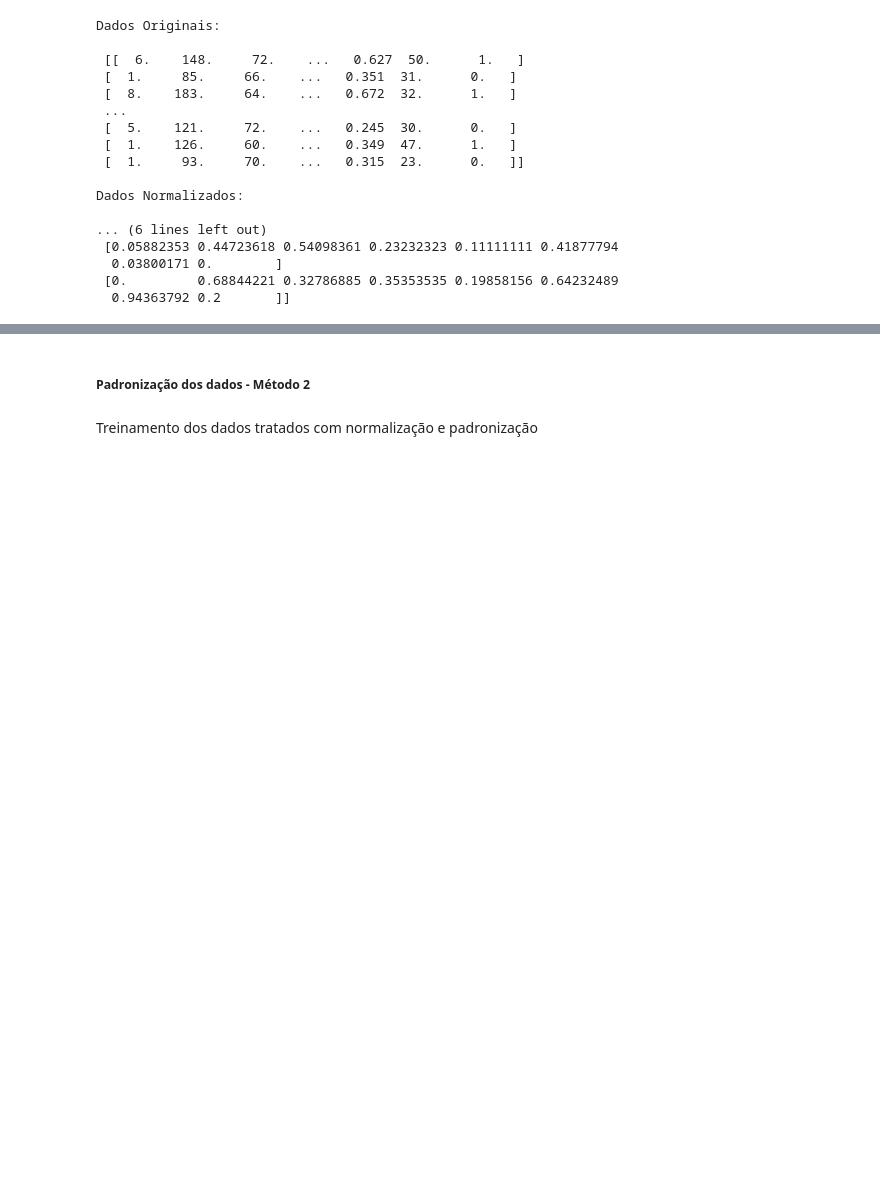
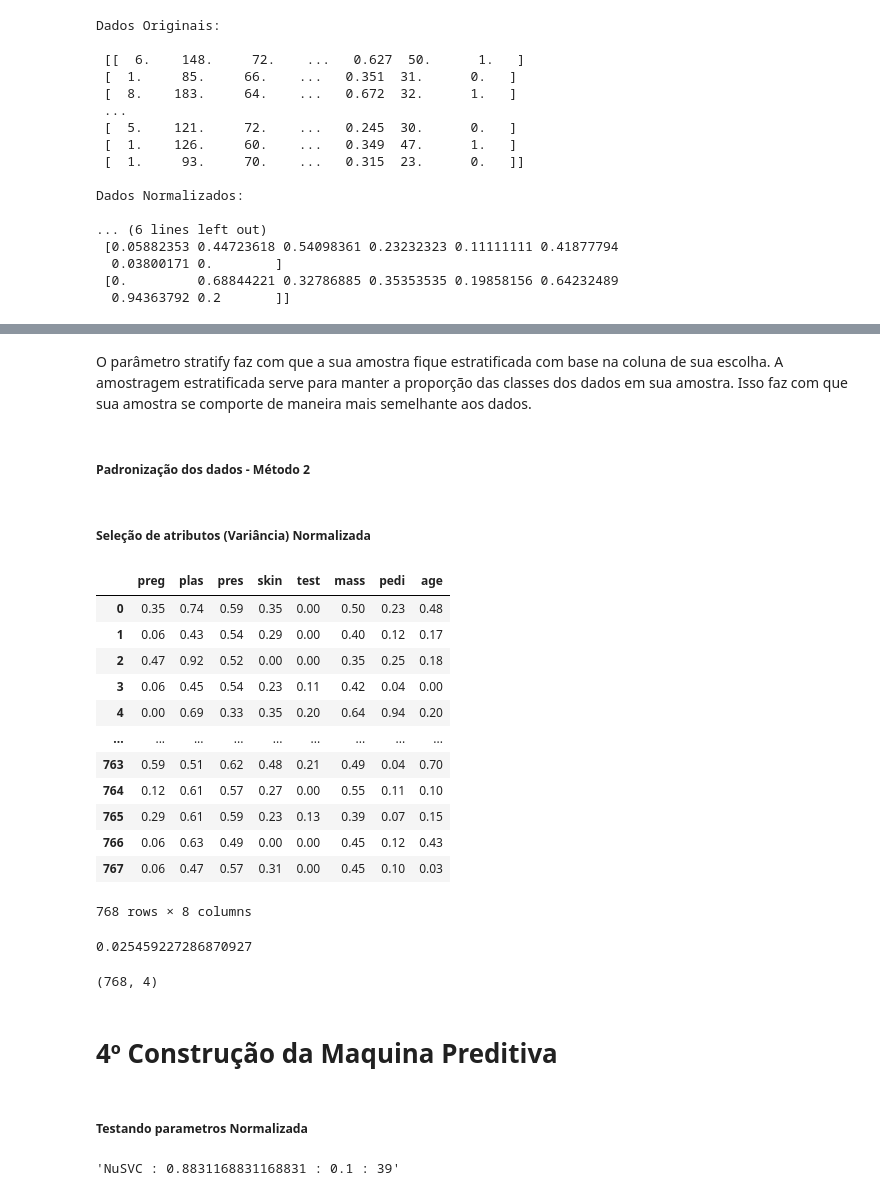
Before and after one commit to xkayo32/ML-Diabetes, a Jupyter notebook: main.ipynb, the cells around one changed output, grey strips where cells are left out. Cells and saved outputs as stored; diff of their text form; code cells hidden in the pictures; blank space fills up the shorter version.

```diff
--- a/main.ipynb
+++ b/main.ipynb
@@ -244,7 +265,34 @@ Dados Normalizados:
+# %% [markdown]
+O parâmetro stratify faz com que a sua amostra fique estratificada com base na coluna de sua escolha. A amostragem estratificada serve para manter a proporção das classes dos dados em sua amostra. Isso faz com que sua amostra se comporte de maneira mais semelhante aos dados.
 # %% [markdown]
 ##### Padronização dos dados - Método 2
 # %%
 padrao = StandardScaler()
 padrao_rescaled = padrao.fit_transform(X)
-# %% [markdown]
-Treinamento dos dados tratados com normalização e padronização
+# %% [markdown]
+##### Seleção de atributos (Variância) Normalizada
+# %%
+dataframe_rescaled = pd.DataFrame(normal_rescaled)
+dataframe_rescaled.rename(columns={0:'preg',1:	'plas',2:	'pres',3	:'skin',4	:'test',	5:'mass',	6:'pedi',	7:'age'},inplace=True)
+dataframe_rescaled
+# %% [output]
+|  | preg | plas | pres | skin | test | mass | pedi | age |
+| 0 | 0.35 | 0.74 | 0.59 | 0.35 | 0.00 | 0.50 | 0.23 | 0.48 |
+| 1 | 0.06 | 0.43 | 0.54 | 0.29 | 0.00 | 0.40 | 0.12 | 0.17 |
+| 2 | 0.47 | 0.92 | 0.52 | 0.00 | 0.00 | 0.35 | 0.25 | 0.18 |
+| 3 | 0.06 | 0.45 | 0.54 | 0.23 | 0.11 | 0.42 | 0.04 | 0.00 |
+| 4 | 0.00 | 0.69 | 0.33 | 0.35 | 0.20 | 0.64 | 0.94 | 0.20 |
+| ... | ... | ... | ... | ... | ... | ... | ... | ... |
+| 763 | 0.59 | 0.51 | 0.62 | 0.48 | 0.21 | 0.49 | 0.04 | 0.70 |
+| 764 | 0.12 | 0.61 | 0.57 | 0.27 | 0.00 | 0.55 | 0.11 | 0.10 |
+| 765 | 0.29 | 0.61 | 0.59 | 0.23 | 0.13 | 0.39 | 0.07 | 0.15 |
+| 766 | 0.06 | 0.63 | 0.49 | 0.00 | 0.00 | 0.45 | 0.12 | 0.43 |
+| 767 | 0.06 | 0.47 | 0.57 | 0.31 | 0.00 | 0.45 | 0.10 | 0.03 |
+768 rows × 8 columns
+# %%
+colunas = []
+for coluna in dataframe_rescaled.columns:
+  colunas.append(np.var(dataframe_rescaled[coluna]))
+np.median(colunas)
+# %% [output]
+0.025459227286870927
@@ -250,0 +302,8 @@ Treinamento dos dados tratados com normalização e padronização
+# %%
+X_novo2.shape
+# %% [output]
+(768, 4)
+# %% [markdown]
+# 4º Construção da Maquina Preditiva
+# %% [markdown]
+##### Testando parametros Normalizada
@@ -250,0 +325,4 @@ Treinamento dos dados tratados com normalização e padronização
+# %%
+test_state # Algoritimo escolhido, test_size, random_state
+# %% [output]
+'NuSVC : 0.8831168831168831 : 0.1 : 39'
```
Also changed, not shown: parts of 37 cells of this notebook.
